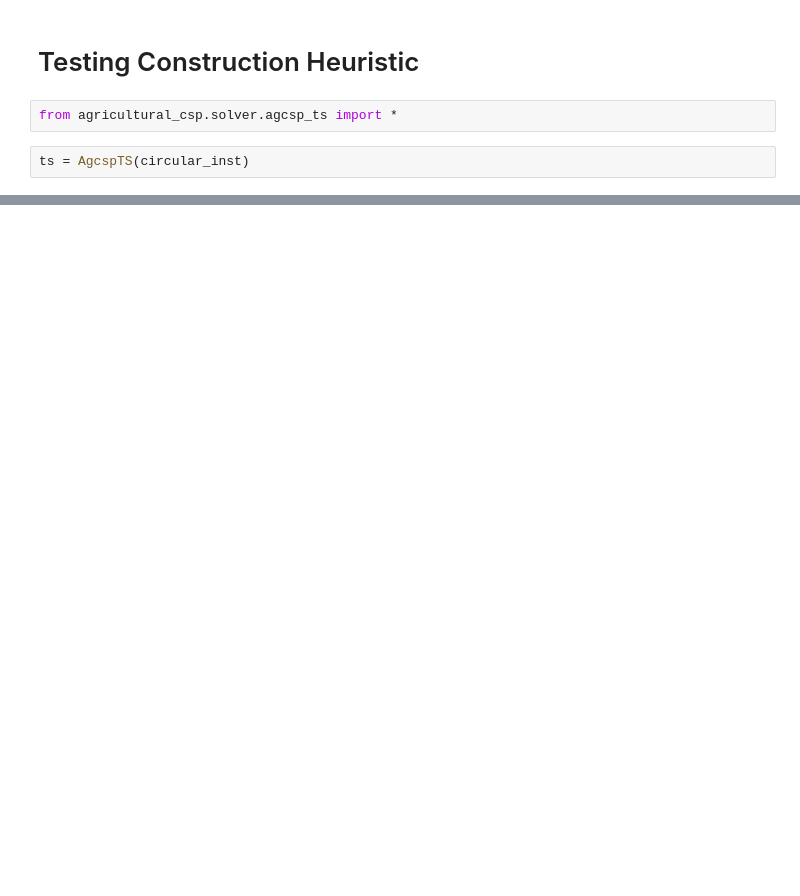
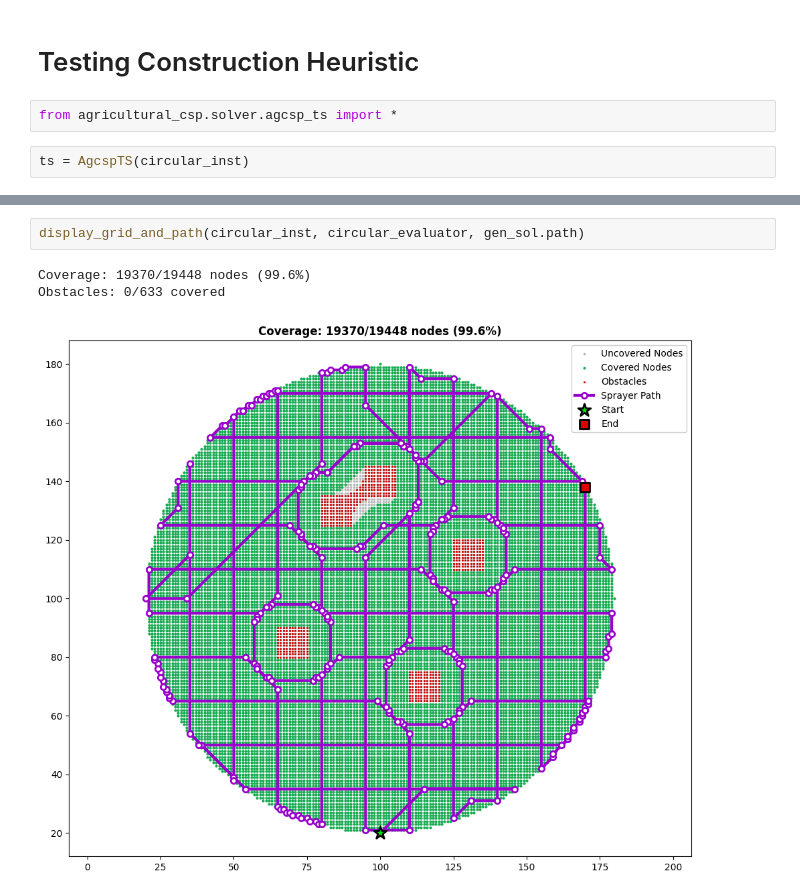
Before and after one commit to Everton-Colombo/MO824-Project, a Jupyter notebook: testing.ipynb, the cells around one changed output, grey strips where cells are left out. Drawn from its saved outputs; the diff is of its cells as text; blank space fills up the shorter version.

```diff
--- a/testing.ipynb
+++ b/testing.ipynb
@@ -386,0 +394,6 @@ Obstacles: 0/605 covered
+# %%
+display_grid_and_path(circular_inst, circular_evaluator, gen_sol.path)
+# %% [output]
+Coverage: 19370/19448 nodes (99.6%)
+Obstacles: 0/633 covered
+[figure, added]
```
Also changed, not shown: parts of 21 cells of this notebook.
